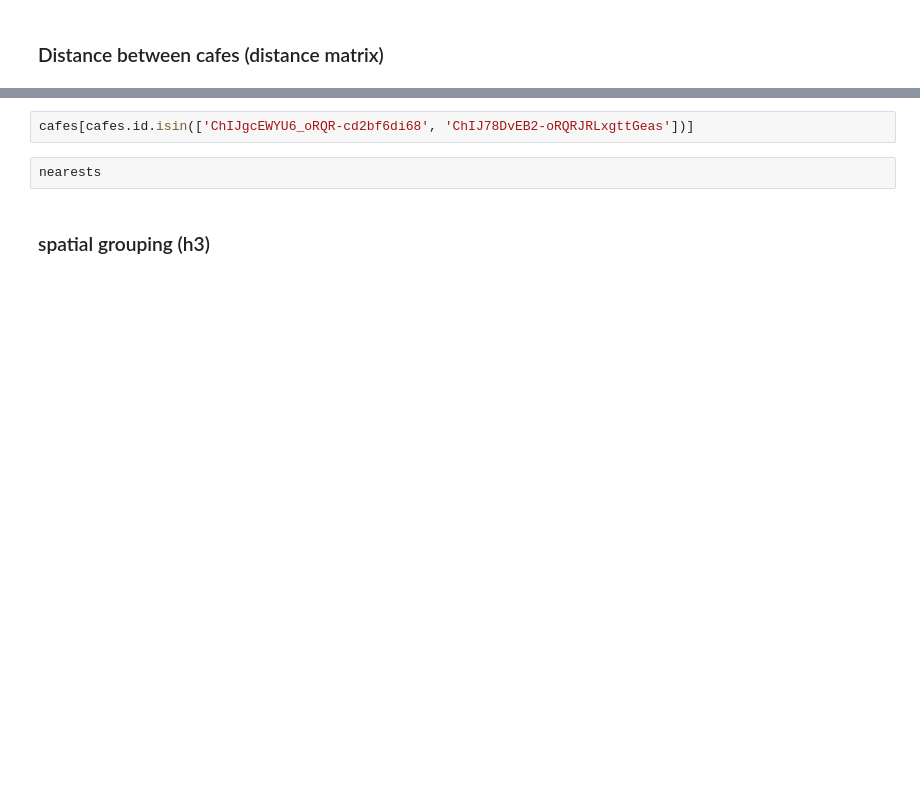
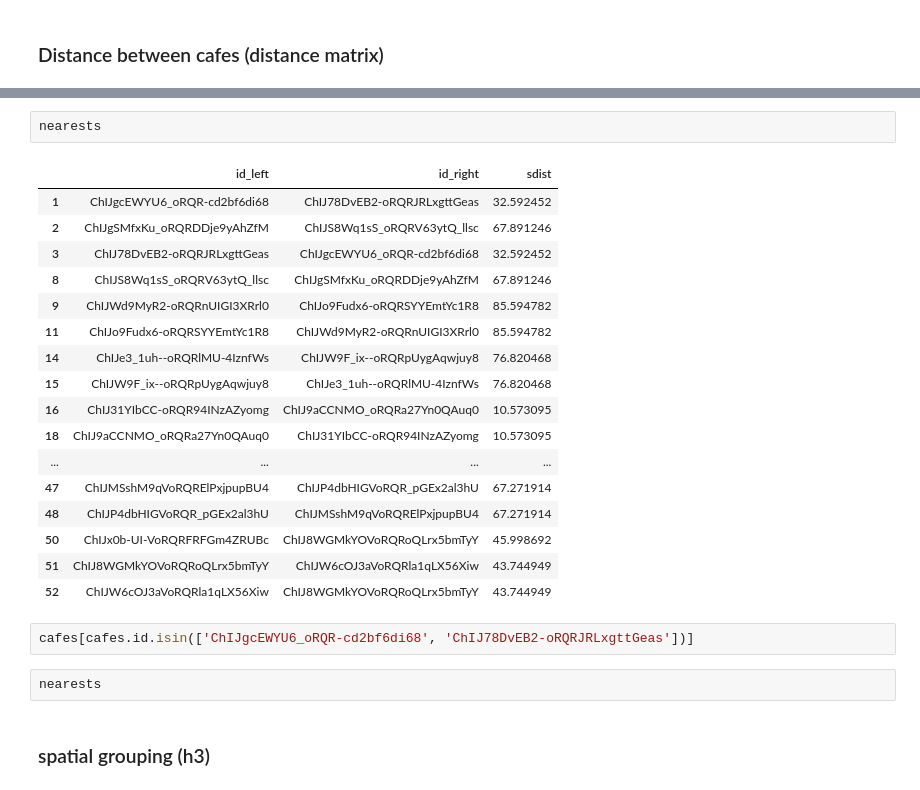
Before and after one commit to harisbal/python-meetup-athens-geospatial, a Jupyter notebook: cafes_along_road.ipynb, the cells around one changed output, grey strips where cells are left out. Drawn from its saved outputs; the diff is of its cells as text; blank space fills up the shorter version.

```diff
--- a/cafes_along_road.ipynb
+++ b/cafes_along_road.ipynb
@@ -144,3 +188,23 @@ nearests['sdist'].mean()
+# %%
+nearests
+# %% [output]
+|  | id_left | id_right | sdist |
+| 1 | ChIJgcEWYU6_oRQR-cd2bf6di68 | ChIJ78DvEB2-oRQRJRLxgttGeas | 32.592452 |
+| 2 | ChIJgSMfxKu_oRQRDDje9yAhZfM | ChIJS8Wq1sS_oRQRV63ytQ_llsc | 67.891246 |
+| 3 | ChIJ78DvEB2-oRQRJRLxgttGeas | ChIJgcEWYU6_oRQR-cd2bf6di68 | 32.592452 |
+| 8 | ChIJS8Wq1sS_oRQRV63ytQ_llsc | ChIJgSMfxKu_oRQRDDje9yAhZfM | 67.891246 |
+| 9 | ChIJWd9MyR2-oRQRnUIGI3XRrl0 | ChIJo9Fudx6-oRQRSYYEmtYc1R8 | 85.594782 |
+| 11 | ChIJo9Fudx6-oRQRSYYEmtYc1R8 | ChIJWd9MyR2-oRQRnUIGI3XRrl0 | 85.594782 |
+| 14 | ChIJe3_1uh--oRQRlMU-4IznfWs | ChIJW9F_ix--oRQRpUygAqwjuy8 | 76.820468 |
+| 15 | ChIJW9F_ix--oRQRpUygAqwjuy8 | ChIJe3_1uh--oRQRlMU-4IznfWs | 76.820468 |
+| 16 | ChIJ31YIbCC-oRQR94INzAZyomg | ChIJ9aCCNMO_oRQRa27Yn0QAuq0 | 10.573095 |
+| 18 | ChIJ9aCCNMO_oRQRa27Yn0QAuq0 | ChIJ31YIbCC-oRQR94INzAZyomg | 10.573095 |
+| ... | ... | ... | ... |
+| 47 | ChIJMSshM9qVoRQRElPxjpupBU4 | ChIJP4dbHIGVoRQR_pGEx2al3hU | 67.271914 |
+| 48 | ChIJP4dbHIGVoRQR_pGEx2al3hU | ChIJMSshM9qVoRQRElPxjpupBU4 | 67.271914 |
+| 50 | ChIJx0b-UI-VoRQRFRFGm4ZRUBc | ChIJ8WGMkYOVoRQRoQLrx5bmTyY | 45.998692 |
+| 51 | ChIJ8WGMkYOVoRQRoQLrx5bmTyY | ChIJW6cOJ3aVoRQRla1qLX56Xiw | 43.744949 |
+| 52 | ChIJW6cOJ3aVoRQRla1qLX56Xiw | ChIJ8WGMkYOVoRQRoQLrx5bmTyY | 43.744949 |
 # %%
 cafes[cafes.id.isin(['ChIJgcEWYU6_oRQR-cd2bf6di68', 'ChIJ78DvEB2-oRQRJRLxgttGeas'])]
 # %%
```
Also changed, not shown: parts of 6 cells of this notebook.
